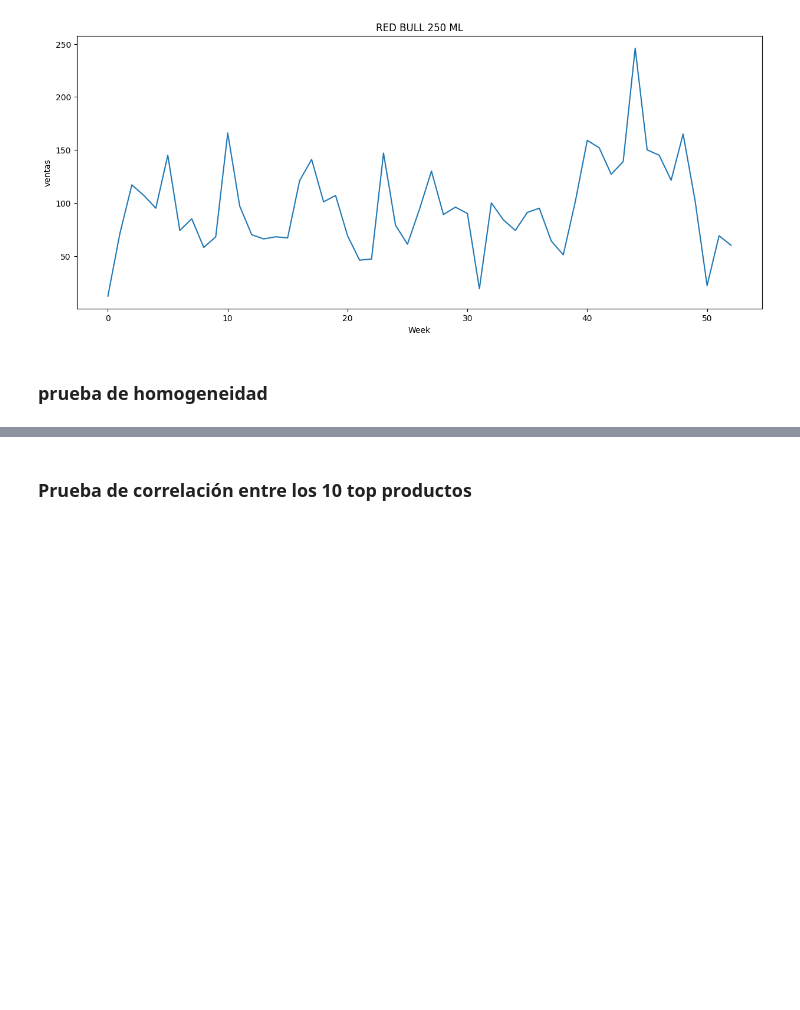
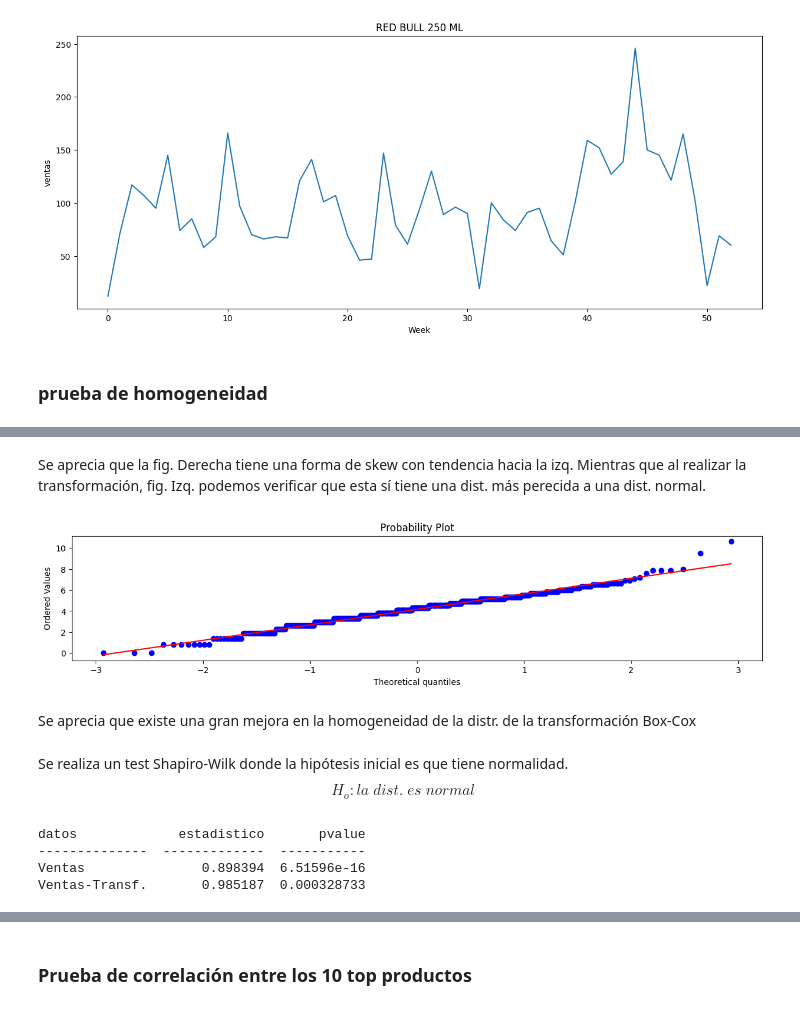
Before and after one commit to darwin1k/MiniMarket, a Jupyter notebook: EdaInitial.ipynb, the cells around one changed output, grey strips where cells are left out. Cells and saved outputs as stored; diff of their text form; code cells hidden in the pictures; blank space fills up the shorter version.

```diff
--- a/EdaInitial.ipynb
+++ b/EdaInitial.ipynb
@@ -543,0 +580,28 @@ print(mejor_lambda)
+# %% [markdown]
+Se aprecia que la fig. Derecha tiene una forma de skew con tendencia hacia la izq. Mientras que al realizar la transformación, fig. Izq. podemos verificar que esta sí tiene una dist. más perecida a una dist. normal.
+# %%
+# se realiza la prueba visual de homogeneidad pra la transformación box-cox
+
+fig = plt.figure(figsize=figura_tamaño)
+
+ax1 = fig.add_subplot(211)
+prob = stats.probplot(ventas_dia['ventas_box'], dist=stats.norm, plot=ax1)
+# %% [output]
+[figure, added]
+# %% [markdown]
+Se aprecia que existe una gran mejora en la homogeneidad de la distr. de la transformación Box-Cox
+# %% [markdown]
+Se realiza un test Shapiro-Wilk donde la hipótesis inicial es que tiene normalidad.
+$$ H_{o} : la \; dist. \; es \; normal$$
+# %%
+from tabulate import tabulate
+
+res_i = stats.shapiro(ventas_dia['ventas'])
+res_t = stats.shapiro(ventas_dia['ventas_box'])
+
+print(tabulate([['Ventas', res_i.statistic, res_i.pvalue], ['Ventas-Transf.', res_t.statistic, res_t.pvalue]], headers=['datos','estadistico', 'pvalue']))
+# %% [output]
+datos             estadistico       pvalue
+--------------  -------------  -----------
+Ventas               0.898394  6.51596e-16
+Ventas-Transf.       0.985187  0.000328733
```
Also changed, not shown: parts of 35 cells of this notebook.
